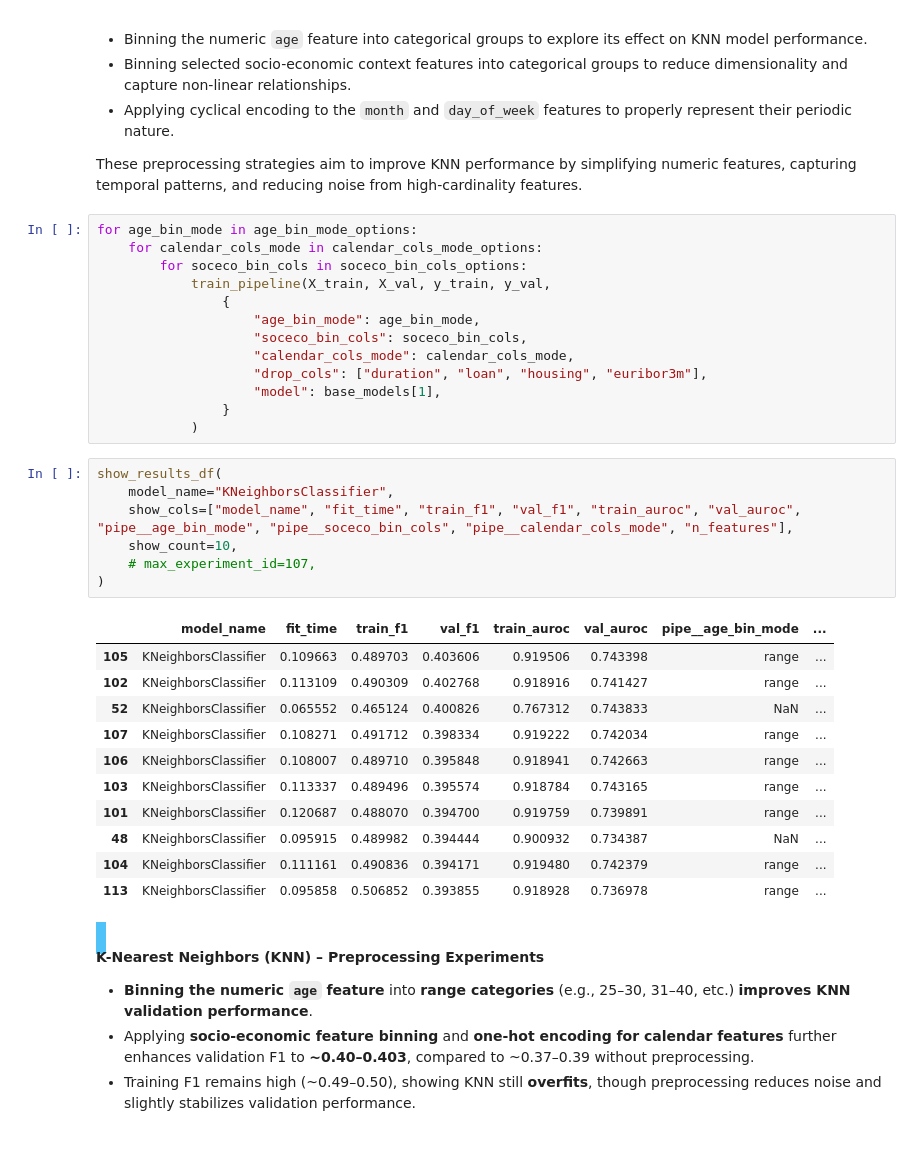
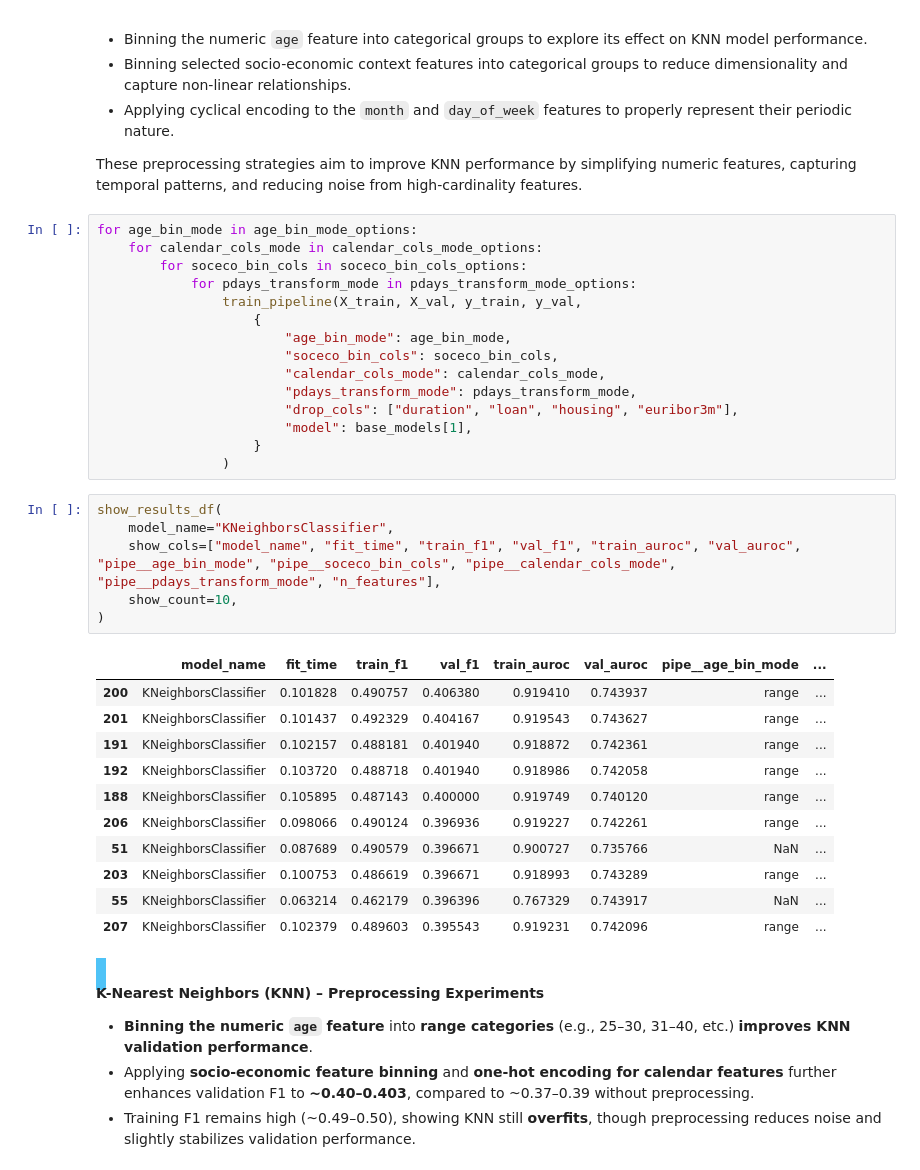
Before and after one commit to Maxstef/bank-deposit-prediction, a Jupyter notebook: notebooks/03_modeling.ipynb, the cells around one changed output. Drawn from its saved outputs; the diff is of its cells as text.

```diff
--- a/notebooks/03_modeling.ipynb
+++ b/notebooks/03_modeling.ipynb
@@ -795,34 +831,35 @@ These preprocessing strategies aim to improve KNN performance by simplifying num
 for age_bin_mode in age_bin_mode_options:
     for calendar_cols_mode in calendar_cols_mode_options:
         for soceco_bin_cols in soceco_bin_cols_options:
-            train_pipeline(X_train, X_val, y_train, y_val,
-                {
-                    "age_bin_mode": age_bin_mode,
-                    "soceco_bin_cols": soceco_bin_cols,
-                    "calendar_cols_mode": calendar_cols_mode,
-                    "drop_cols": ["duration", "loan", "housing", "euribor3m"],
-                    "model": base_models[1],
-                }
-            )
+            for pdays_transform_mode in pdays_transform_mode_options:
+                train_pipeline(X_train, X_val, y_train, y_val,
+                    {
+                        "age_bin_mode": age_bin_mode,
+                        "soceco_bin_cols": soceco_bin_cols,
+                        "calendar_cols_mode": calendar_cols_mode,
+                        "pdays_transform_mode": pdays_transform_mode,
+                        "drop_cols": ["duration", "loan", "housing", "euribor3m"],
+                        "model": base_models[1],
+                    }
+                )
 # %%
 show_results_df(
     model_name="KNeighborsClassifier",
-    show_cols=["model_name", "fit_time", "train_f1", "val_f1", "train_auroc", "val_auroc", "pipe__age_bin_mode", "pipe__soceco_bin_cols", "pipe__calendar_cols_mode", "n_features"],
+    show_cols=["model_name", "fit_time", "train_f1", "val_f1", "train_auroc", "val_auroc", "pipe__age_bin_mode", "pipe__soceco_bin_cols", "pipe__calendar_cols_mode",  "pipe__pdays_transform_mode", "n_features"],
     show_count=10,
-    # max_experiment_id=107,
 )
 # %% [output]
 |  | model_name | fit_time | train_f1 | val_f1 | train_auroc | val_auroc | pipe__age_bin_mode | ... |
-| 105 | KNeighborsClassifier | 0.109663 | 0.489703 | 0.403606 | 0.919506 | 0.743398 | range | ... |
-| 102 | KNeighborsClassifier | 0.113109 | 0.490309 | 0.402768 | 0.918916 | 0.741427 | range | ... |
-| 52 | KNeighborsClassifier | 0.065552 | 0.465124 | 0.400826 | 0.767312 | 0.743833 | NaN | ... |
-| 107 | KNeighborsClassifier | 0.108271 | 0.491712 | 0.398334 | 0.919222 | 0.742034 | range | ... |
-| 106 | KNeighborsClassifier | 0.108007 | 0.489710 | 0.395848 | 0.918941 | 0.742663 | range | ... |
-| 103 | KNeighborsClassifier | 0.113337 | 0.489496 | 0.395574 | 0.918784 | 0.743165 | range | ... |
-| 101 | KNeighborsClassifier | 0.120687 | 0.488070 | 0.394700 | 0.919759 | 0.739891 | range | ... |
-| 48 | KNeighborsClassifier | 0.095915 | 0.489982 | 0.394444 | 0.900932 | 0.734387 | NaN | ... |
-| 104 | KNeighborsClassifier | 0.111161 | 0.490836 | 0.394171 | 0.919480 | 0.742379 | range | ... |
-| 113 | KNeighborsClassifier | 0.095858 | 0.506852 | 0.393855 | 0.918928 | 0.736978 | range | ... |
+| 200 | KNeighborsClassifier | 0.101828 | 0.490757 | 0.406380 | 0.919410 | 0.743937 | range | ... |
+| 201 | KNeighborsClassifier | 0.101437 | 0.492329 | 0.404167 | 0.919543 | 0.743627 | range | ... |
+| 191 | KNeighborsClassifier | 0.102157 | 0.488181 | 0.401940 | 0.918872 | 0.742361 | range | ... |
+| 192 | KNeighborsClassifier | 0.103720 | 0.488718 | 0.401940 | 0.918986 | 0.742058 | range | ... |
+| 188 | KNeighborsClassifier | 0.105895 | 0.487143 | 0.400000 | 0.919749 | 0.740120 | range | ... |
+| 206 | KNeighborsClassifier | 0.098066 | 0.490124 | 0.396936 | 0.919227 | 0.742261 | range | ... |
+| 51 | KNeighborsClassifier | 0.087689 | 0.490579 | 0.396671 | 0.900727 | 0.735766 | NaN | ... |
+| 203 | KNeighborsClassifier | 0.100753 | 0.486619 | 0.396671 | 0.918993 | 0.743289 | range | ... |
+| 55 | KNeighborsClassifier | 0.063214 | 0.462179 | 0.396396 | 0.767329 | 0.743917 | NaN | ... |
+| 207 | KNeighborsClassifier | 0.102379 | 0.489603 | 0.395543 | 0.919231 | 0.742096 | range | ... |
 # %% [markdown]
 <span style="background-color: #4FC3F7; display:block; padding:10px">
 
```
Also changed, not shown: parts of 53 cells of this notebook, 9 other files.
